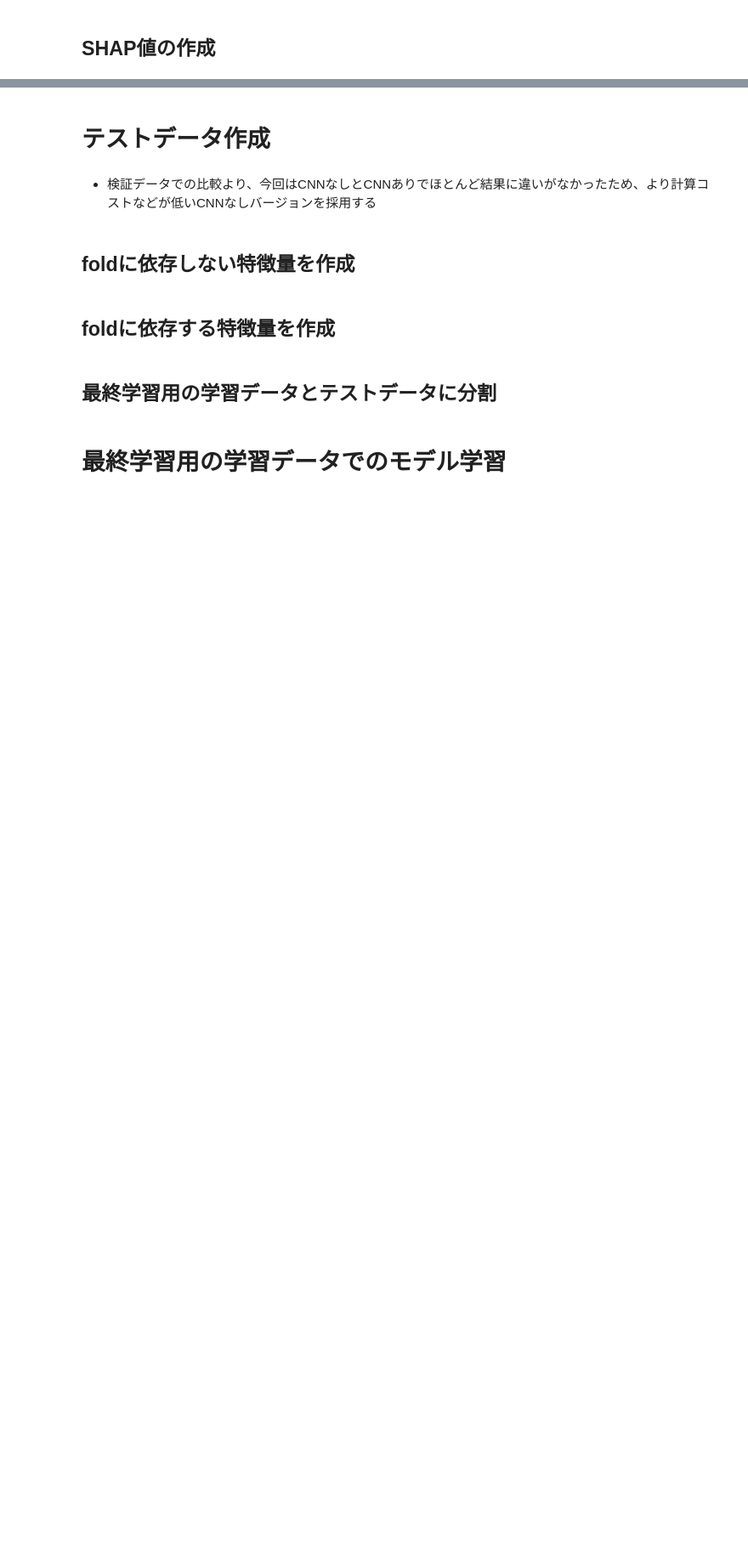
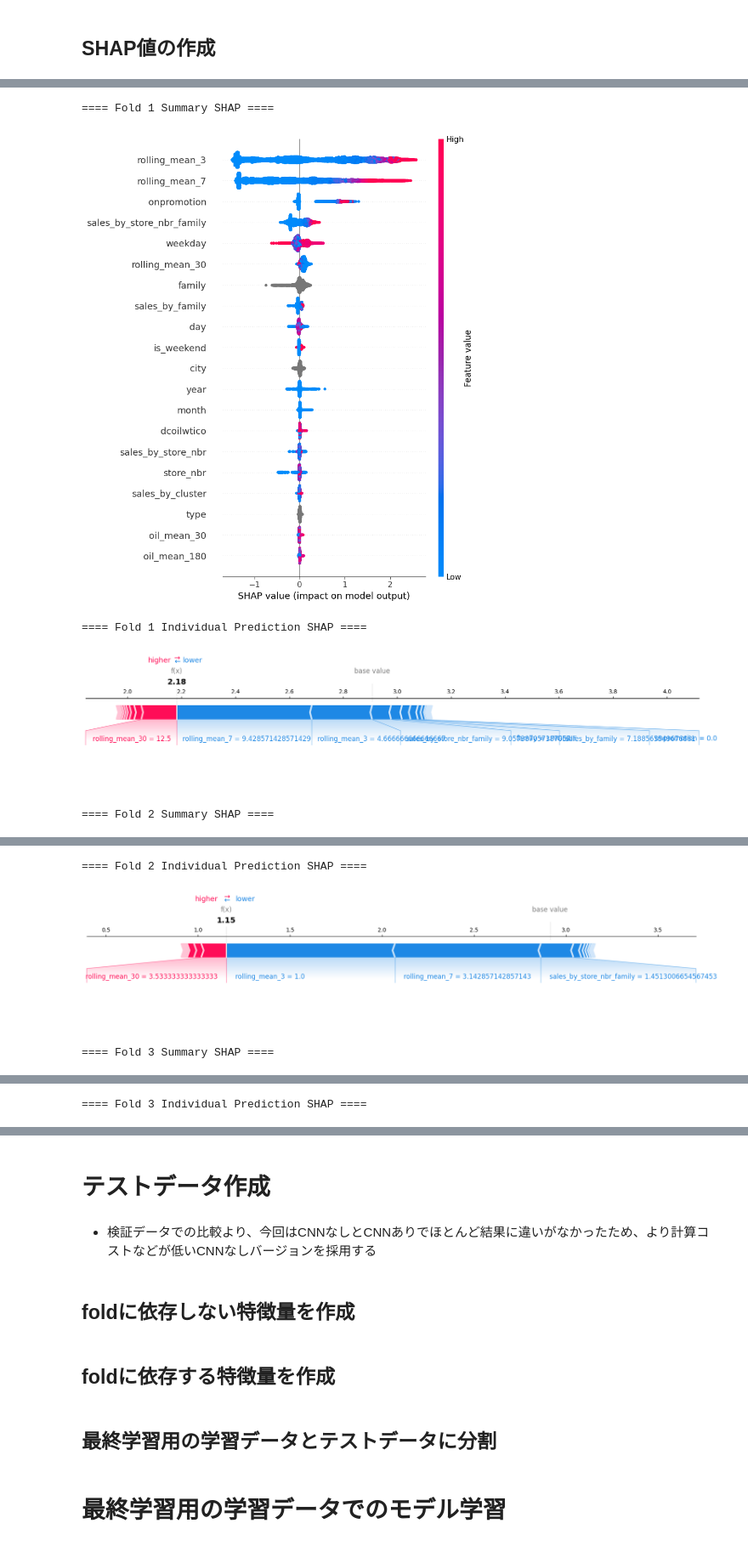
Before and after one commit to imaizumi0302/store_sales_prediction, a Jupyter notebook: store_sales_new.ipynb, the cells around one changed output, grey strips where cells are left out. Shown at 85% size. Saved outputs shown, nothing was run; the diff lists cells and outputs as text; code cells hidden in the pictures; blank space fills up the shorter version.

```diff
--- a/store_sales_new.ipynb
+++ b/store_sales_new.ipynb
@@ -1925,14 +1914,14 @@ if shap_calculate:
   for i in range(len(folds)):
 
       #読み込むモデルのファイルパス
-      modelpath = "/content/drive/MyDrive/データサイエンス個人学習/Kaggle&Signate/store sales コンペ/models/model_lgb_fold{}.pickle".format(i+1)
+      modelpath = "/content/drive/MyDrive/データサイエンス個人学習/Kaggle&Signate/store sales コンペ/models/model_lgb_base_fold{}.pickle".format(i+1)
 
       # モデル読み込み
       with open(modelpath, "rb") as f:
           model = pickle.load(f)
 
       # 検証データ
-      X_val = X_vals[i]
+      X_val = X_vals_without_cnn[i]
 
       # SHAP解析
       #各行の各特徴量ごとにSHAP値を計算
@@ -1955,30 +1944,36 @@ if shap_calculate:
       )
 
   # ------------------------------
   # 平均SHAP（近似）の作成
   # ------------------------------
   imp_list = []
 
   # 各foldのSHAP値を順番に取り出す
   for shap_vals in shap_values_list:
       # 各特徴量ごとにSHAP値の平均を算出
       imp = np.mean(np.abs(shap_vals), axis=0)
       imp_list.append(imp)
 
   # foldごとに各特徴量の平均SHAP値をimp_listに格納してあるので、その平均をとることで、
   # 全foldの各特徴量の平均を算出。どのfoldでも安定して効いていた特徴量を確認
   mean_abs_shap = np.mean(imp_list, axis=0)
 
   shap_imp_df = pd.DataFrame({
       "feature": FEATURES,
       "mean_abs_shap": mean_abs_shap
   }).sort_values("mean_abs_shap", ascending=False)
 
 
   # ------------------------------
   # 平均SHAPの保存（Streamlit用）
   # ------------------------------
   with open(os.path.join(output_dir, "shap_importance.pkl"), "wb") as f:
       pickle.dump(shap_imp_df, f)
 
   print(f"SHAP重要度を保存しました: {output_dir}/shap_importance.pkl")
+# %% [output]
+==== Fold 1 Summary SHAP ====
+[figure, added]
+==== Fold 1 Individual Prediction SHAP ====
+[figure, added]
+==== Fold 2 Summary SHAP ====
@@ -1984,0 +1981,3 @@ if shap_calculate:
+==== Fold 2 Individual Prediction SHAP ====
+[figure, added]
+==== Fold 3 Summary SHAP ====
@@ -1984,0 +1985 @@ if shap_calculate:
+==== Fold 3 Individual Prediction SHAP ====
```
Also changed, not shown: parts of 19 cells of this notebook.
